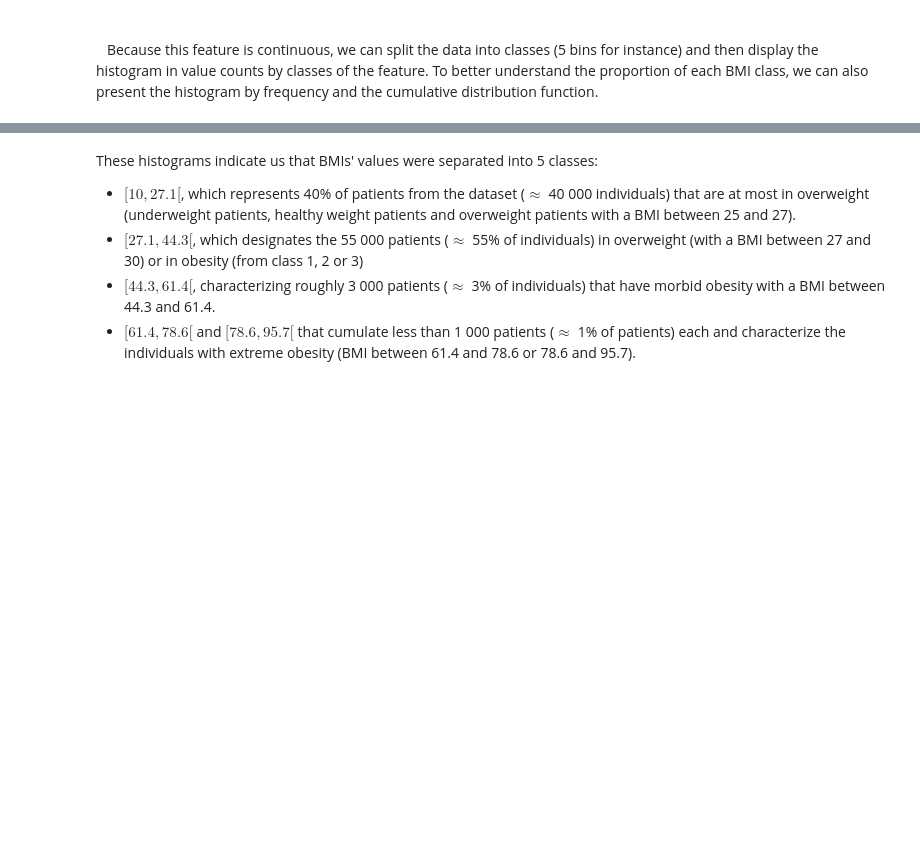
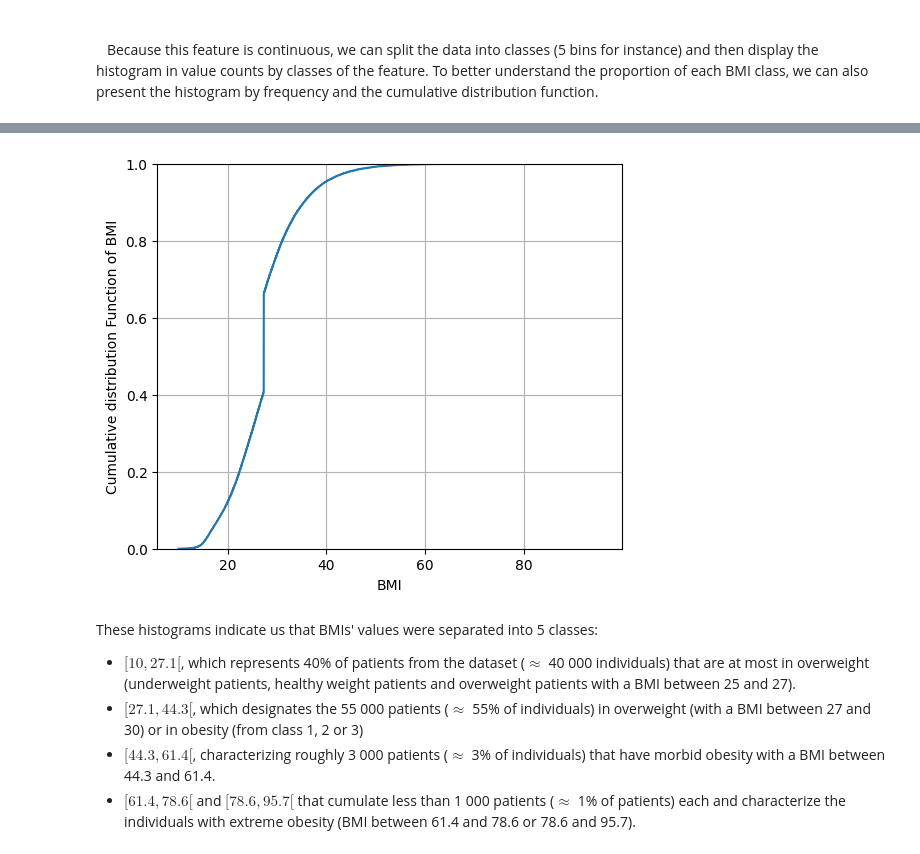
Before and after one commit to RefaelAharouni/Project_Machine_Learning_Refael_Venkatsai_Norbert_William, a Jupyter notebook: Project_Machine_Learning_Refael_Venkatsai_Norbert_William.ipynb, the cells around one changed output, grey strips where cells are left out. Drawn from its saved outputs; the diff is of its cells as text; code cells hidden in the pictures; blank space fills up the shorter version.

```diff
--- a/Project_Machine_Learning_Refael_Venkatsai_Norbert_William.ipynb
+++ b/Project_Machine_Learning_Refael_Venkatsai_Norbert_William.ipynb
@@ -218,10 +347,12 @@ plt.show()
 # %%
-plt.figure(figsize = (8, 7))
+plt.figure(figsize = (6, 5))
 sns.ecdfplot(data = data, x = "bmi", linewidth = 1.5)
 plt.xlabel('BMI')
 plt.ylabel("Cumulative distribution Function of BMI")
 plt.grid(True)
 plt.show()
+# %% [output]
+[figure, added]
 # %% [markdown]
 These histograms indicate us that BMIs' values were separated into 5 classes:
 * $ [10, 27.1[$, which represents 40% of patients from the dataset ($\approx$ 40 000 individuals) that are at most in overweight (underweight patients, healthy weight patients and overweight patients with a BMI between 25 and 27). <br>
```
Also changed, not shown: parts of 77 cells of this notebook.
